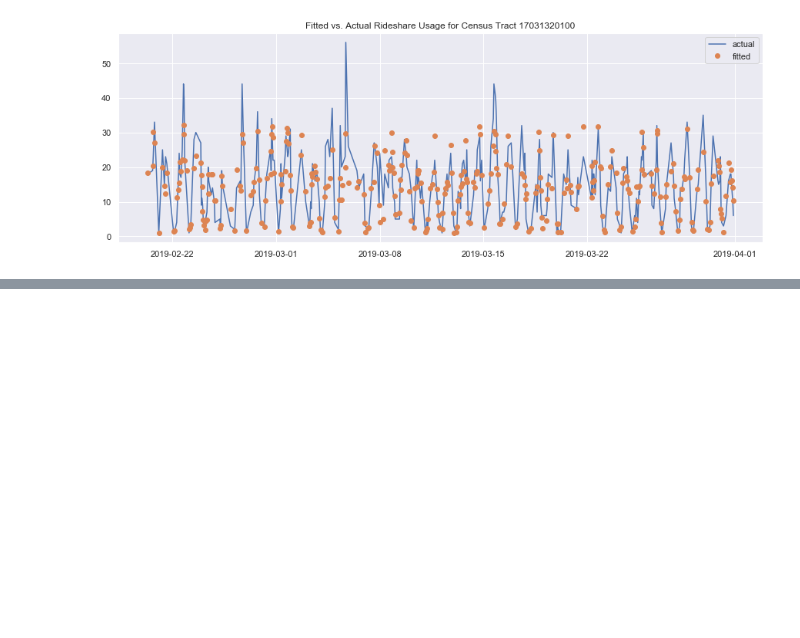
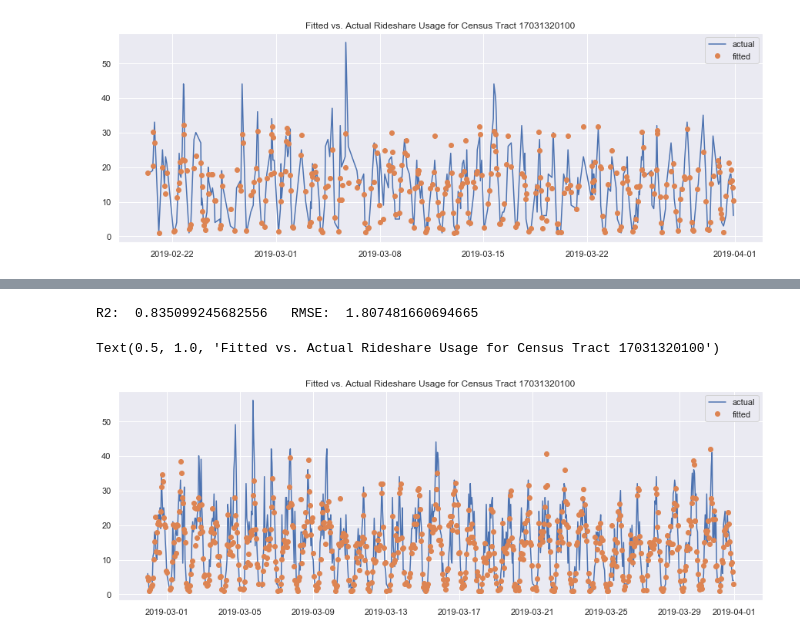
Before and after one commit to LisaATaylor/Rideshare, a Jupyter notebook: Chicago Rideshare Dataset - Demand Prediction Final.ipynb, the cells around one changed output, grey strips where cells are left out. Saved outputs shown, nothing was run; the diff lists cells and outputs as text; code cells hidden in the pictures; blank space fills up the shorter version.

Commit message:
use time series train/test

```diff
--- a/Chicago Rideshare Dataset - Demand Prediction Final.ipynb
+++ b/Chicago Rideshare Dataset - Demand Prediction Final.ipynb
@@ -648,0 +668,34 @@ Text(0.5, 1.0, 'Fitted vs. Actual Rideshare Usage for Census Tract 17031320100')
+# %%
+#redo with time series split
+train=list(range(0,400000))
+test=list(range(400000,len(Xb)))
+
+Xt_train=Xb.iloc[train]
+Xt_test=Xb.iloc[test]
+yt_train=yb.iloc[train]
+yt_test=yb.iloc[test]
+# %%
+rfrmod_t=RandomForestRegressor()
+
+rfrmod_t.fit(Xt_train,yt_train)
+y_pred=rfrmod_t.predict(Xt_test)
+# %%
+rsq=rfrmod_t.score(Xt_test,yt_test)
+rmse=np.sqrt(mean_squared_error(yt_test,y_pred))
+print('R2:  {}   RMSE:  {} '.format(rsq,rmse))
+# %% [output]
+R2:  0.835099245682556   RMSE:  1.807481660694665
+# %%
+tract='17031320100'
+plotdf=Xt_test.copy()
+plotdf['yt_test']=yt_test
+plotdf['y_pred']=y_pred
+plotdf=plotdf.loc[(plotdf.index.get_level_values('PUCensusTract')==tract)]
+plotdf=plotdf.sort_values('DATE')
+plt.plot(plotdf.index.get_level_values('DATE'),plotdf['yt_test'],label='actual')
+plt.plot(plotdf.index.get_level_values('DATE'),plotdf['y_pred'],'o',label='fitted')
+plt.legend()
+plt.title('Fitted vs. Actual Rideshare Usage for Census Tract '+tract)
+# %% [output]
+Text(0.5, 1.0, 'Fitted vs. Actual Rideshare Usage for Census Tract 17031320100')
+[figure, added]
```
Also changed, not shown: parts of 2 cells of this notebook, 2 other files.
